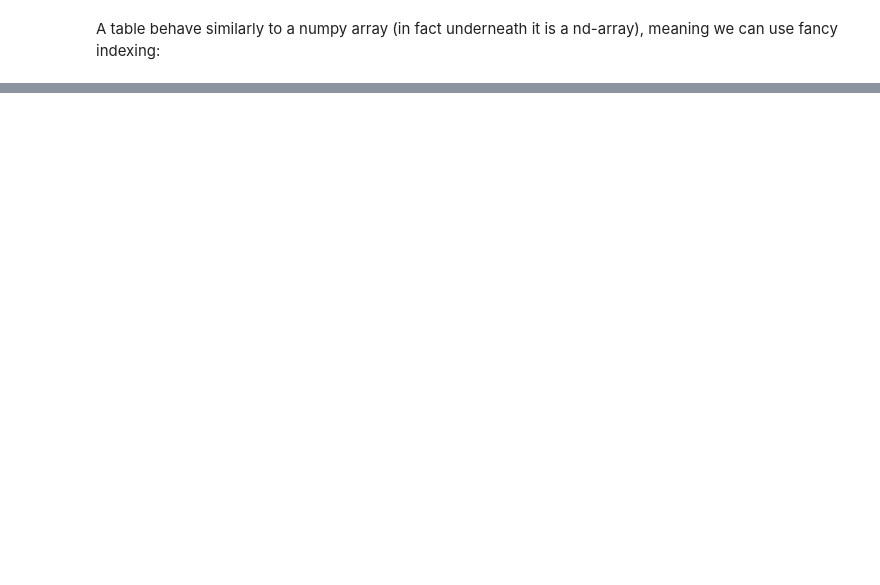
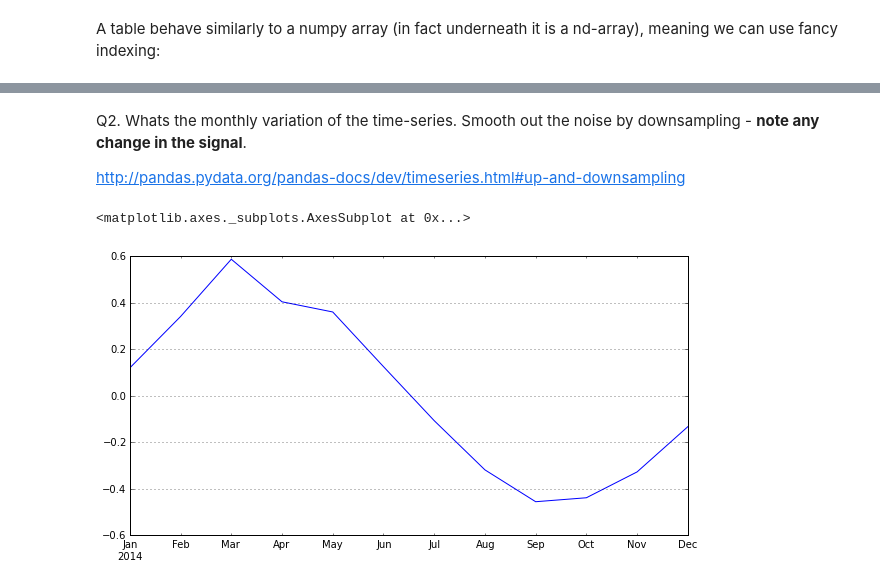
Before and after one commit to smartinsightsfromdata/notebooks, a Jupyter notebook: Introductions/Tutorial - 1.4 - Pandas.ipynb, the cells around one changed output, grey strips where cells are left out. Drawn from its saved outputs; the diff is of its cells as text; code cells hidden in the pictures; blank space fills up the shorter version.

```diff
--- a/Introductions/Tutorial - 1.4 - Pandas.ipynb
+++ b/Introductions/Tutorial - 1.4 - Pandas.ipynb
@@ -96,0 +150,3 @@ missing_data
+# %%
+dates = pd.date_range(start="1/1/14", end="31/12/14")
+dates
@@ -96,0 +157,3 @@ missing_data
+# %%
+values = np.sin(np.linspace(0,2*np.pi,365)) * np.random.rand(365)
+values[:10]
@@ -96,0 +163,3 @@ missing_data
+# %%
+time_series = pd.Series(index=dates, data=values)
+time_series.head()
@@ -96,0 +178,9 @@ missing_data
+# %% [markdown]
+Q2. Whats the monthly variation of the time-series. Smooth out the noise by downsampling - **note any change in the signal**.
+
+http://pandas.pydata.org/pandas-docs/dev/timeseries.html#up-and-downsampling
+# %%
+time_series.resample("M").plot(figsize=(10,5))
+# %% [output]
+<matplotlib.axes._subplots.AxesSubplot at 0x...>
+[figure, added]
```
Also changed, not shown: parts of 35 cells of this notebook.
